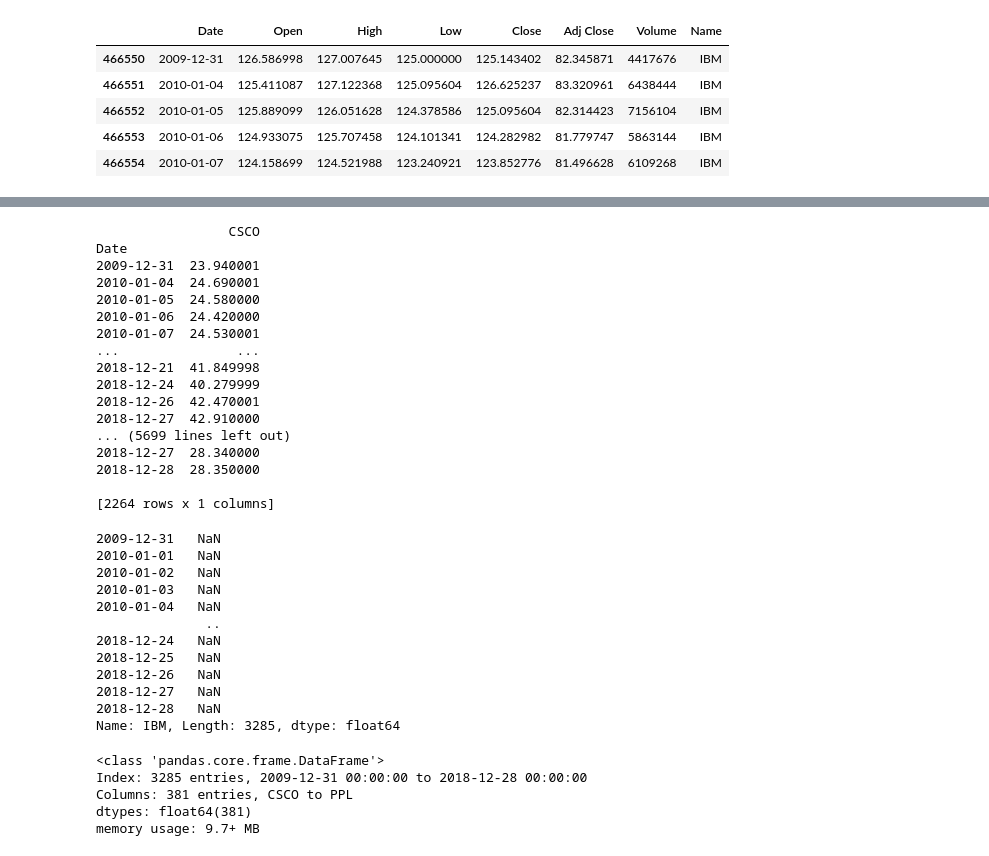
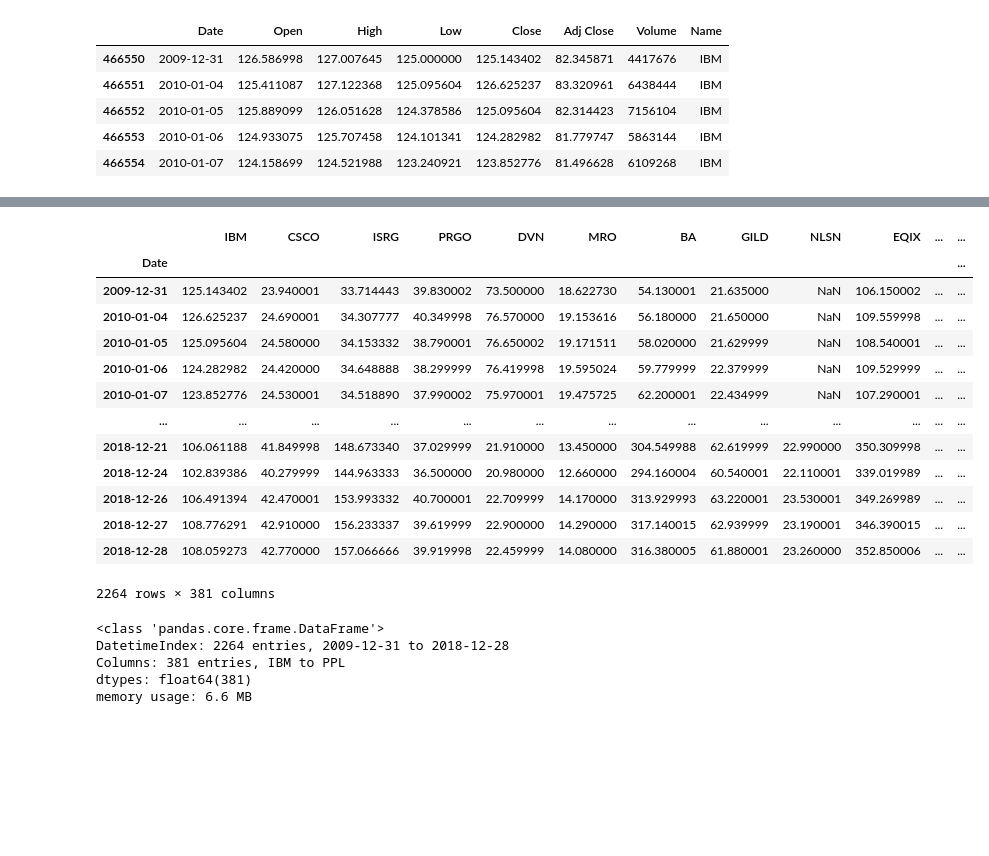
Before and after one commit to utkusaglm/Price-Prediction, a Jupyter notebook: src/financial_data.ipynb, the cells around one changed output, grey strips where cells are left out. Saved outputs shown, nothing was run; the diff lists cells and outputs as text; code cells hidden in the pictures; blank space fills up the shorter version.

```diff
--- a/src/financial_data.ipynb
+++ b/src/financial_data.ipynb
@@ -142,4 +123,4 @@ close_prices = pd.DataFrame(index=dates)
 | 466553 | 2010-01-06 | 124.933075 | 125.707458 | 124.101341 | 124.282982 | 81.779747 | 5863144 | IBM |
 | 466554 | 2010-01-07 | 124.158699 | 124.521988 | 123.240921 | 123.852776 | 81.496628 | 6109268 | IBM |
 # %%
-df_tmp = pd.DataFrame(data=df_sym['Close'].to_numpy(), index = df_sym['Date'],columns=['IBM'])
+final_df = pd.DataFrame(data=df_sym['Close'].to_numpy(), index = df_sym['Date'],columns=['IBM'])
@@ -255,48 +127,32 @@ close_prices
 # %%
 for symbol in symbols:
-    df_sym = df[df['Name'] == symbol]
-    df_tmp = pd.DataFrame(data=df_sym['Close'].to_numpy(), index = df_sym['Date'],columns=[symbol])
-    print(df_tmp)
-    close_prices =close_prices.join(df_tmp)
+    if symbol != 'IBM':
+        df_sym = df[df['Name'] == symbol]
+        df_tmp = pd.DataFrame(data=df_sym['Close'].to_numpy(), index = df_sym['Date'],columns=[symbol])
+        final_df =final_df.join(df_tmp)
-# %% [output]
-                 CSCO
-Date
-2009-12-31  23.940001
-2010-01-04  24.690001
-2010-01-05  24.580000
-2010-01-06  24.420000
-2010-01-07  24.530001
-...               ...
-2018-12-21  41.849998
-2018-12-24  40.279999
-2018-12-26  42.470001
-2018-12-27  42.910000
-... (5699 lines left out)
-2018-12-27  28.340000
-2018-12-28  28.350000
-
-[2264 rows x 1 columns]
-# %%
-close_prices['IBM']
-# %% [output]
-2009-12-31   NaN
-2010-01-01   NaN
-2010-01-02   NaN
-2010-01-03   NaN
-2010-01-04   NaN
-              ..
-2018-12-24   NaN
-2018-12-25   NaN
-2018-12-26   NaN
-2018-12-27   NaN
-2018-12-28   NaN
-Name: IBM, Length: 3285, dtype: float64
+# %%
+final_df
+# %% [output]
+|  | IBM | CSCO | ISRG | PRGO | DVN | MRO | BA | GILD | NLSN | EQIX | ... | ... |
+| Date |  |  |  |  |  |  |  |  |  |  |  | ... |
+| 2009-12-31 | 125.143402 | 23.940001 | 33.714443 | 39.830002 | 73.500000 | 18.622730 | 54.130001 | 21.635000 | NaN | 106.150002 | ... | ... |
+| 2010-01-04 | 126.625237 | 24.690001 | 34.307777 | 40.349998 | 76.570000 | 19.153616 | 56.180000 | 21.650000 | NaN | 109.559998 | ... | ... |
+| 2010-01-05 | 125.095604 | 24.580000 | 34.153332 | 38.790001 | 76.650002 | 19.171511 | 58.020000 | 21.629999 | NaN | 108.540001 | ... | ... |
+| 2010-01-06 | 124.282982 | 24.420000 | 34.648888 | 38.299999 | 76.419998 | 19.595024 | 59.779999 | 22.379999 | NaN | 109.529999 | ... | ... |
+| 2010-01-07 | 123.852776 | 24.530001 | 34.518890 | 37.990002 | 75.970001 | 19.475725 | 62.200001 | 22.434999 | NaN | 107.290001 | ... | ... |
+| ... | ... | ... | ... | ... | ... | ... | ... | ... | ... | ... | ... | ... |
+| 2018-12-21 | 106.061188 | 41.849998 | 148.673340 | 37.029999 | 21.910000 | 13.450000 | 304.549988 | 62.619999 | 22.990000 | 350.309998 | ... | ... |
+| 2018-12-24 | 102.839386 | 40.279999 | 144.963333 | 36.500000 | 20.980000 | 12.660000 | 294.160004 | 60.540001 | 22.110001 | 339.019989 | ... | ... |
+| 2018-12-26 | 106.491394 | 42.470001 | 153.993332 | 40.700001 | 22.709999 | 14.170000 | 313.929993 | 63.220001 | 23.530001 | 349.269989 | ... | ... |
+| 2018-12-27 | 108.776291 | 42.910000 | 156.233337 | 39.619999 | 22.900000 | 14.290000 | 317.140015 | 62.939999 | 23.190001 | 346.390015 | ... | ... |
+| 2018-12-28 | 108.059273 | 42.770000 | 157.066666 | 39.919998 | 22.459999 | 14.080000 | 316.380005 | 61.880001 | 23.260000 | 352.850006 | ... | ... |
+2264 rows × 381 columns
 # %%
-close_prices.info()
+final_df.info()
 # %% [output]
 <class 'pandas.core.frame.DataFrame'>
-Index: 3285 entries, 2009-12-31 00:00:00 to 2018-12-28 00:00:00
-Columns: 381 entries, CSCO to PPL
+DatetimeIndex: 2264 entries, 2009-12-31 to 2018-12-28
+Columns: 381 entries, IBM to PPL
 dtypes: float64(381)
-memory usage: 9.7+ MB
+memory usage: 6.6 MB
 # %%
```
Also changed, not shown: parts of 17 cells of this notebook, 5 other files.
